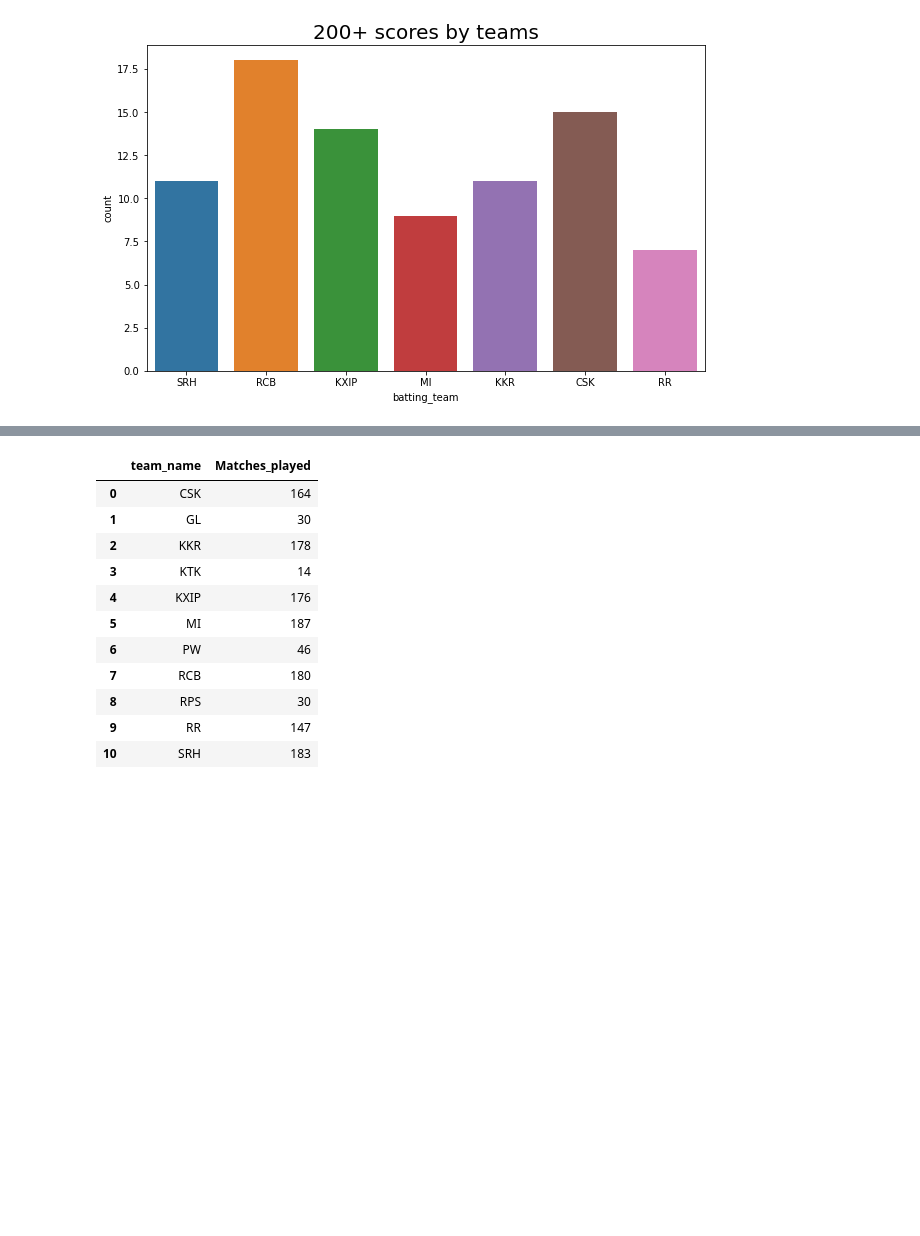
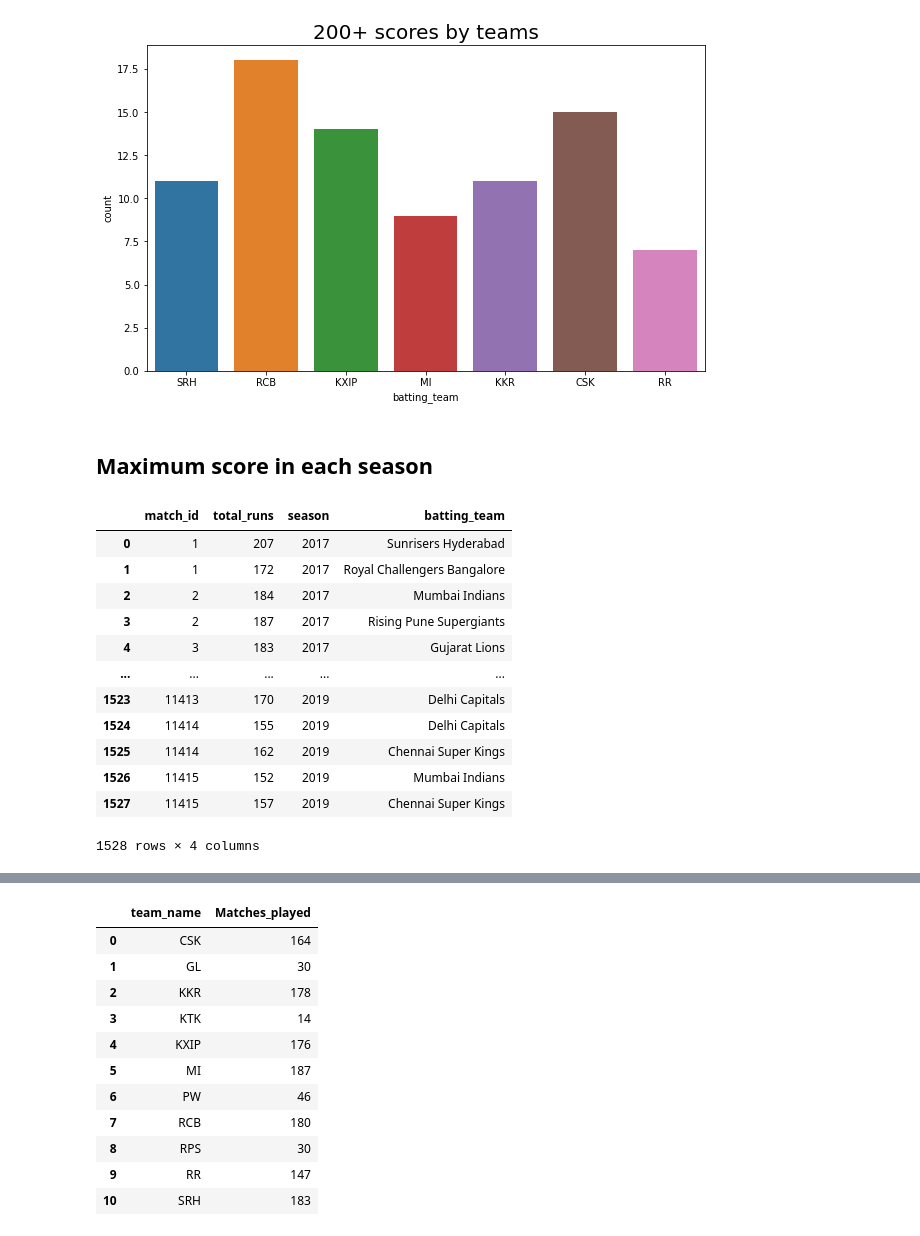
Before and after one commit to tiwari1302/TSF-GRIP, a Jupyter notebook: Task 5 Sports Data Analysis/Task 5_Sports Data Analysis.ipynb, the cells around one changed output, grey strips where cells are left out. Saved outputs shown, nothing was run; the diff lists cells and outputs as text; code cells hidden in the pictures; blank space fills up the shorter version.

```diff
--- a/Task 5 Sports Data Analysis/Task 5_Sports Data Analysis.ipynb
+++ b/Task 5 Sports Data Analysis/Task 5_Sports Data Analysis.ipynb
@@ -209,3 +187,44 @@ if save_files:
 # %% [output]
 Pass the following variable as a keyword arg: x. From version 0.12, the only valid positional argument will be `data`, and passing other arguments without an explicit keyword will result in an error o ...
 [figure]
+# %% [markdown]
+## Maximum score in each season
+# %%
+matches_list = []
+total_innings = []
+batting_team = []
+runs = []
+
+for match_no in deliveries['match_id'].unique():
+    for innings in deliveries[ deliveries['match_id']==match_no ]['inning'].unique():
+        df = deliveries[
+                        (deliveries['match_id']==match_no) &
+                        (deliveries['inning']==innings)
+        ]
+        total_runs = df['total_runs'].sum()
+        runs.append(total_runs)
+        matches_list.append(match_no)
+        total_innings.append(innings)
+        batting_team.append(df['batting_team'].unique()[0])
+# %%
+df1 = pd.DataFrame()
+df1['match_id'] = matches_list
+df1['total_runs'] = runs
+df1['season'] = [matches[matches['id']==i]['season'].unique()[0] for i in matches_list]
+df1['batting_team'] = batting_team
+
+df1
+# %% [output]
+|  | match_id | total_runs | season | batting_team |
+| 0 | 1 | 207 | 2017 | Sunrisers Hyderabad |
+| 1 | 1 | 172 | 2017 | Royal Challengers Bangalore |
+| 2 | 2 | 184 | 2017 | Mumbai Indians |
+| 3 | 2 | 187 | 2017 | Rising Pune Supergiants |
+| 4 | 3 | 183 | 2017 | Gujarat Lions |
+| ... | ... | ... | ... | ... |
+| 1523 | 11413 | 170 | 2019 | Delhi Capitals |
+| 1524 | 11414 | 155 | 2019 | Delhi Capitals |
+| 1525 | 11414 | 162 | 2019 | Chennai Super Kings |
+| 1526 | 11415 | 152 | 2019 | Mumbai Indians |
+| 1527 | 11415 | 157 | 2019 | Chennai Super Kings |
+1528 rows × 4 columns
```
Also changed, not shown: parts of 10 cells of this notebook, 4 other files.
